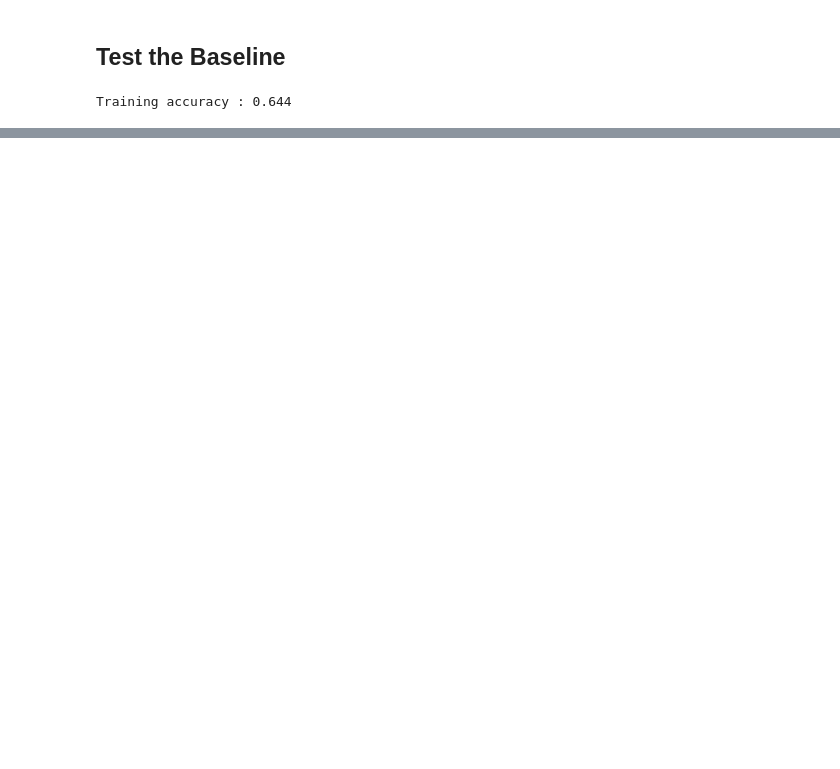
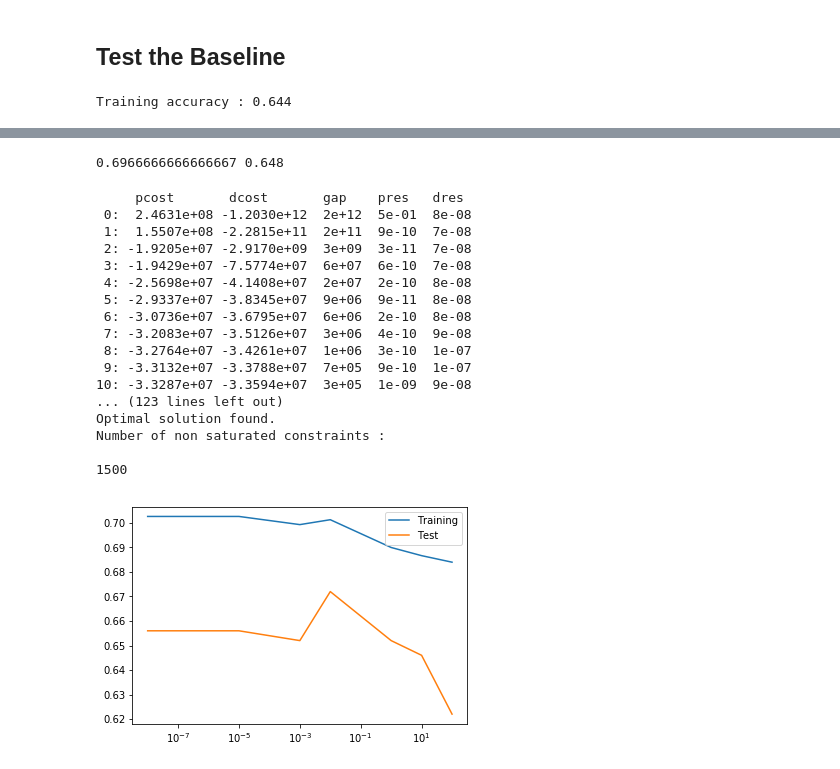
Before and after one commit to fdarmon/kernels, a Jupyter notebook: src/TEST.ipynb, the cells around one changed output, grey strips where cells are left out. Drawn from its saved outputs; the diff is of its cells as text; code cells hidden in the pictures; blank space fills up the shorter version.

```diff
--- a/src/TEST.ipynb
+++ b/src/TEST.ipynb
@@ -186,0 +198,11 @@ plt.show()
+# %%
+Xfile = "../data/Xtr0.csv"
+Yfile = "../data/Ytr0.csv"
+X,Y = cf.extract(Xfile,Yfile)
+X_train, Y_train, X_test, Y_test = cf.splitdata(X,Y)
+
+Ytr = 2*(Y_train - 1/2)
+Yte = 2*(Y_test - 1/2)
+svm = Classifier.SVM("spectrum")
+# %%
+svm.train(X_train,Ytr)
@@ -186,0 +227,59 @@ plt.show()
+# %%
+#compute training accuracy
+yp = svm.predict(X_train)
+yp = yp >0
+train_acc = np.sum(yp == Y_train)/(np.shape(yp)[0])
+#compute test accuracy
+yp = svm.predict(X_test)
+yp = yp >0
+test_acc = np.sum(yp == Y_test)/(np.shape(yp)[0])
+
+print(train_acc,test_acc)
+# %% [output]
+0.6966666666666667 0.648
+# %%
+Xfile = "../data/Xtr0.csv"
+Yfile = "../data/Ytr0.csv"
+X,Y = cf.extract(Xfile,Yfile)
+Xtrain, Y_train, Xtest, Y_test = cf.splitdata(X,Y)
+
+train_acc = []
+test_acc = []
+lambs = [1e-8,1e-5,1e-3,1e-2,1,10,100]
+for lamb in lambs:
+    svm = Classifier.SVM("spectrum")
+    svm.lamb = lamb
+
+    Y_train_svm = 2*(Y_train - 1/2)
+    Y_test_svm = 2*(Y_test - 1/2)
+    svm.train(Xtrain, Y_train_svm)
+    y_pred = svm.predict(Xtrain)
+    y_pred = y_pred > 0
+    train_acc.append(cf.classification_accuracy(Y_train, y_pred))
+    y_pred = svm.predict(Xtest)
+    y_pred = y_pred > 0
+    test_acc.append(cf.classification_accuracy(Y_test, y_pred))
+
+plt.semilogx(lambs,train_acc)
+plt.semilogx(lambs,test_acc)
+plt.legend(["Training",'Test'])
+plt.show()
+# %% [output]
+     pcost       dcost       gap    pres   dres
+ 0:  2.4631e+08 -1.2030e+12  2e+12  5e-01  8e-08
+ 1:  1.5507e+08 -2.2815e+11  2e+11  9e-10  7e-08
+ 2: -1.9205e+07 -2.9170e+09  3e+09  3e-11  7e-08
+ 3: -1.9429e+07 -7.5774e+07  6e+07  6e-10  7e-08
+ 4: -2.5698e+07 -4.1408e+07  2e+07  2e-10  8e-08
+ 5: -2.9337e+07 -3.8345e+07  9e+06  9e-11  8e-08
+ 6: -3.0736e+07 -3.6795e+07  6e+06  2e-10  8e-08
+ 7: -3.2083e+07 -3.5126e+07  3e+06  4e-10  9e-08
+ 8: -3.2764e+07 -3.4261e+07  1e+06  3e-10  1e-07
+ 9: -3.3132e+07 -3.3788e+07  7e+05  9e-10  1e-07
+10: -3.3287e+07 -3.3594e+07  3e+05  1e-09  9e-08
+... (123 lines left out)
+Optimal solution found.
+Number of non saturated constraints :
+
+1500
+[figure, added]
```
Also changed, not shown: parts of 11 cells of this notebook, 3 other files.
